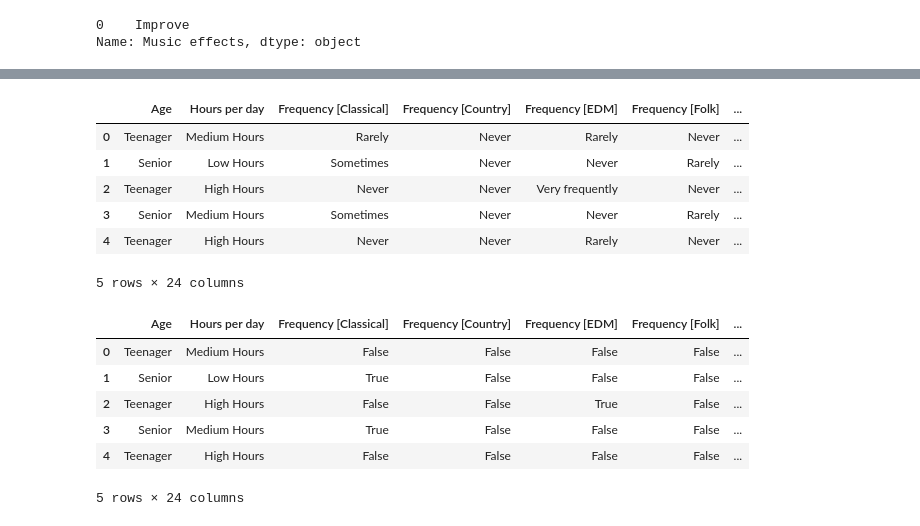
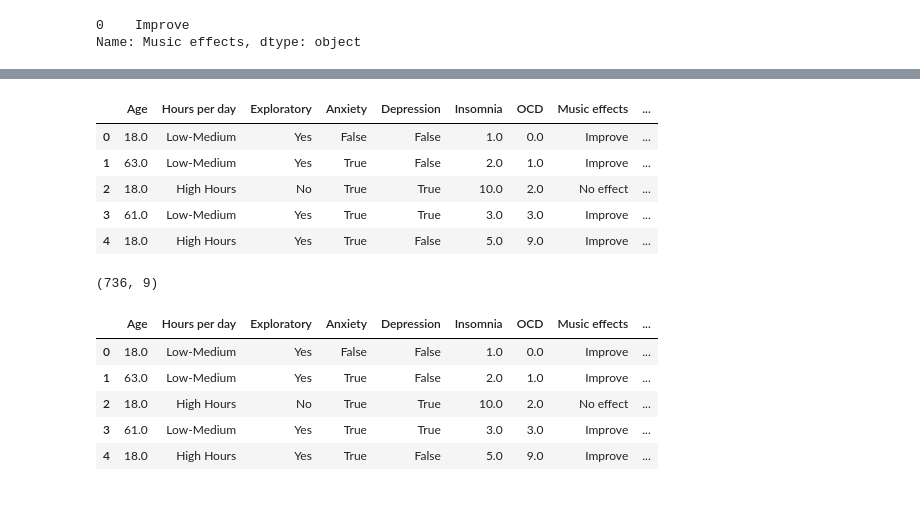
Before and after one commit to bbeecue/CSC172-AssociationMining-Belvis, a Jupyter notebook: notebooks/exploration_preprocessing.ipynb, the cells around one changed output, grey strips where cells are left out. Saved outputs shown, nothing was run; the diff lists cells and outputs as text; code cells hidden in the pictures.

```diff
--- a/notebooks/exploration_preprocessing.ipynb
+++ b/notebooks/exploration_preprocessing.ipynb
@@ -54,6 +120,7 @@ Index(['Timestamp', 'Age', 'Primary streaming service', 'Hours per day',
 DROP_COLS = [
     "Timestamp",
     "Primary streaming service",
+    "Age"
     "Exploratory",
     "Foreign languages",
     "While working",
@@ -64,3 +131,8 @@ DROP_COLS = [
 ]
 
 df = df.drop(columns=[c for c in DROP_COLS if c in df.columns])
+
+FREQ_COLS = [c for c in df.columns if c.startswith("Frequency [")]
+
+for col in FREQ_COLS:
+    df = df.drop(columns=[c for c in FREQ_COLS if c in df.columns])
@@ -77,8 +161,0 @@ df.head()
-# %%
-bins = [0, 13, 20, 30, 60, np.inf]
-labels = ['Child', 'Teenager', 'Young Adult', 'Adult', 'Senior']
-
-df['Age'] = pd.cut(df['Age'], bins=bins, labels=labels, right=False)
-
-
-df.head()
@@ -93,10 +162,6 @@ df.head()
 # %%
 
-MENTAL_COLS = ["Anxiety", "Depression", "Insomnia", "OCD"]
-
-
-bins = [-np.inf, 3, 6, np.inf]
-labels = ["Low", "Medium", "High"]
+MENTAL_COLS = ["Anxiety", "Depression"]
 
 for col in MENTAL_COLS:
-    df[col] = pd.cut(df[col], bins=bins, labels=labels)
+    df[f"{col}"] = df[col] >= 4
@@ -153,7 +213,7 @@ df.head()
 # %%
-# bin listening hours per day to 3 categories
-bins = [-np.inf, 2, 4, np.inf]
-labels = ['Low Hours', 'Medium Hours', 'High Hours']
+# bin listening hours per day to 2 categories
+bins = [-np.inf, 4, np.inf]
+labels = ['Low-Medium', 'High Hours']
 df['Hours per day'] = pd.cut(df['Hours per day'], bins=bins, labels=labels, right=False)
 
 
@@ -169,20 +230,19 @@ df.head()
 # %%
-# reduce fave genre to only top 8 + 'Other'
+# reduce fave genre to only top 12 + 'Other'
 
-top_genres = df["Fav genre"].value_counts().nlargest(8).index
+top_genres = df["Fav genre"].value_counts().nlargest(12).index
 
 df["Fav_genre_clean"] = df["Fav genre"].apply(
     lambda x: x if x in top_genres else "Other"
 )
 
 df = df.drop(columns=["Fav genre"])
 
 df.head()
 # %% [output]
-|  | Age | Hours per day | Frequency [Classical] | Frequency [Country] | Frequency [EDM] | Frequency [Folk] | ... |
-| 0 | Teenager | Medium Hours | Rarely | Never | Rarely | Never | ... |
-| 1 | Senior | Low Hours | Sometimes | Never | Never | Rarely | ... |
-| 2 | Teenager | High Hours | Never | Never | Very frequently | Never | ... |
-| 3 | Senior | Medium Hours | Sometimes | Never | Never | Rarely | ... |
-| 4 | Teenager | High Hours | Never | Never | Rarely | Never | ... |
+|  | Age | Hours per day | Exploratory | Anxiety | Depression | Insomnia | OCD | Music effects | ... |
+| 0 | 18.0 | Low-Medium | Yes | False | False | 1.0 | 0.0 | Improve | ... |
+| 1 | 63.0 | Low-Medium | Yes | True | False | 2.0 | 1.0 | Improve | ... |
+| 2 | 18.0 | High Hours | No | True | True | 10.0 | 2.0 | No effect | ... |
+| 3 | 61.0 | Low-Medium | Yes | True | True | 3.0 | 3.0 | Improve | ... |
+| 4 | 18.0 | High Hours | Yes | True | False | 5.0 | 9.0 | Improve | ... |
-5 rows × 24 columns
@@ -197,13 +249,14 @@ for col in FREQ_COLS:
 # %%
+print(df.shape)
 df.head()
 # %% [output]
+(736, 9)
-|  | Age | Hours per day | Frequency [Classical] | Frequency [Country] | Frequency [EDM] | Frequency [Folk] | ... |
-| 0 | Teenager | Medium Hours | False | False | False | False | ... |
-| 1 | Senior | Low Hours | True | False | False | False | ... |
-| 2 | Teenager | High Hours | False | False | True | False | ... |
-| 3 | Senior | Medium Hours | True | False | False | False | ... |
-| 4 | Teenager | High Hours | False | False | False | False | ... |
+|  | Age | Hours per day | Exploratory | Anxiety | Depression | Insomnia | OCD | Music effects | ... |
+| 0 | 18.0 | Low-Medium | Yes | False | False | 1.0 | 0.0 | Improve | ... |
+| 1 | 63.0 | Low-Medium | Yes | True | False | 2.0 | 1.0 | Improve | ... |
+| 2 | 18.0 | High Hours | No | True | True | 10.0 | 2.0 | No effect | ... |
+| 3 | 61.0 | Low-Medium | Yes | True | True | 3.0 | 3.0 | Improve | ... |
+| 4 | 18.0 | High Hours | Yes | True | False | 5.0 | 9.0 | Improve | ... |
-5 rows × 24 columns
 # %%
 transactions = []
 
```
Also changed, not shown: parts of 29 cells of this notebook, 4 other files.
